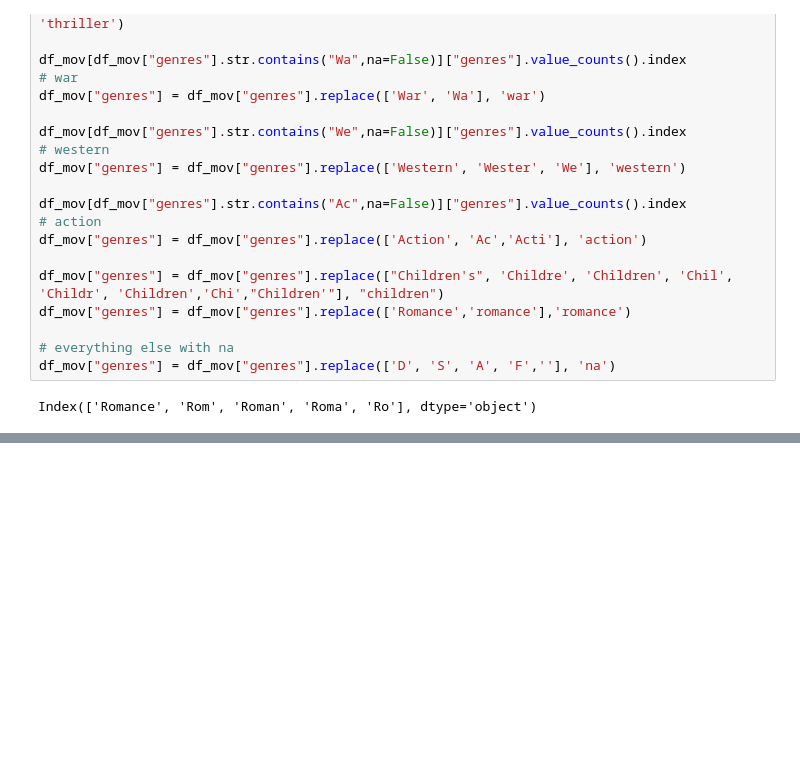
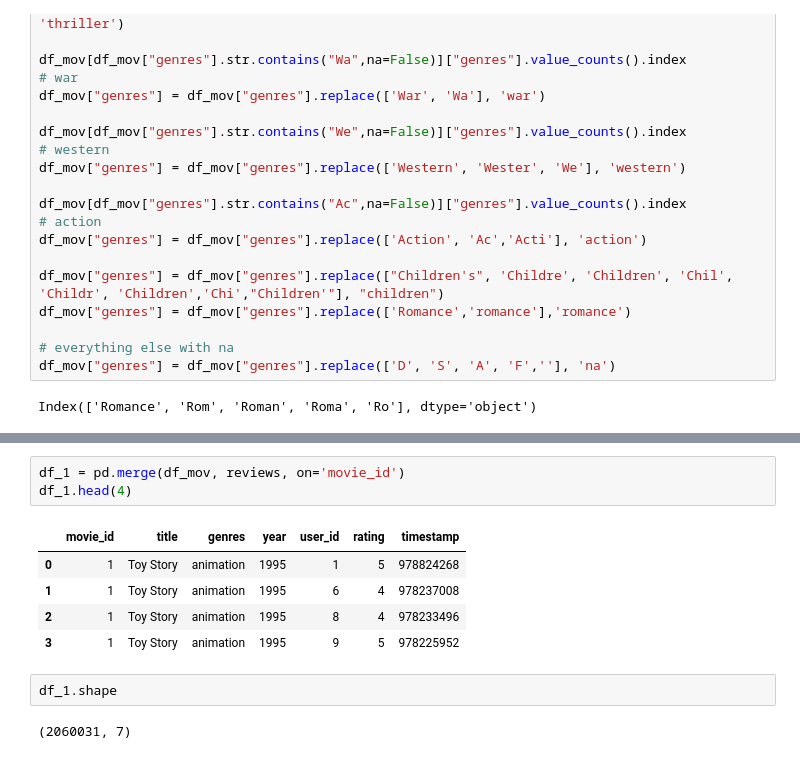
Before and after one commit to mahikshith/Zee-Recommender-System, a Jupyter notebook: Zee_recommender_system_mykee.ipynb, the cells around one changed output, grey strips where cells are left out. Cells and saved outputs as stored; diff of their text form; blank space fills up the shorter version.

```diff
--- a/Zee_recommender_system_mykee.ipynb
+++ b/Zee_recommender_system_mykee.ipynb
@@ -317,0 +339,13 @@ Index(['Romance', 'Rom', 'Roman', 'Roma', 'Ro'], dtype='object')
+# %%
+df_1 = pd.merge(df_mov, reviews, on='movie_id')
+df_1.head(4)
+# %% [output]
+|  | movie_id | title | genres | year | user_id | rating | timestamp |
+| 0 | 1 | Toy Story | animation | 1995 | 1 | 5 | 978824268 |
+| 1 | 1 | Toy Story | animation | 1995 | 6 | 4 | 978237008 |
+| 2 | 1 | Toy Story | animation | 1995 | 8 | 4 | 978233496 |
+| 3 | 1 | Toy Story | animation | 1995 | 9 | 5 | 978225952 |
+# %%
+df_1.shape
+# %% [output]
+(2060031, 7)
```
Also changed, not shown: parts of 17 cells of this notebook.
